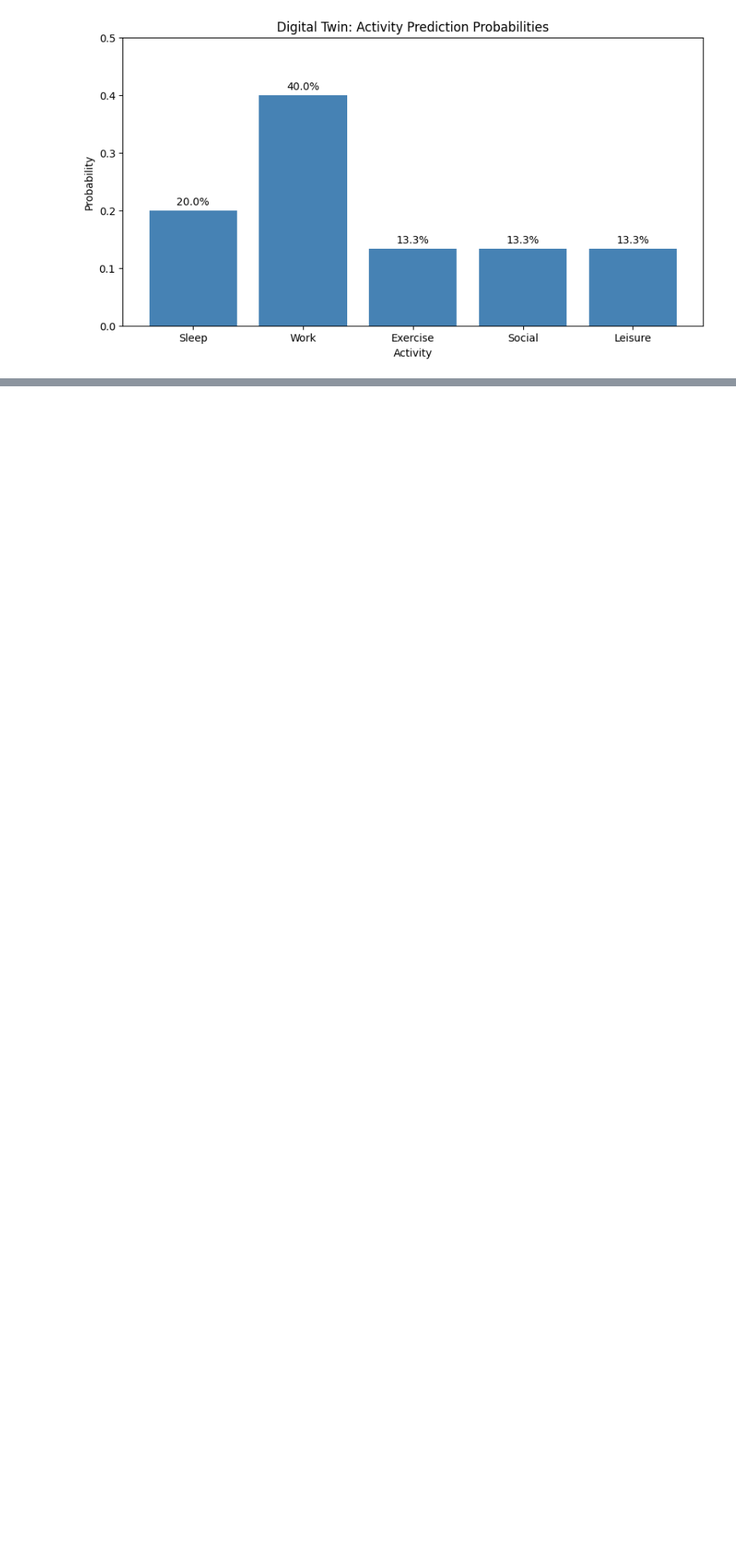
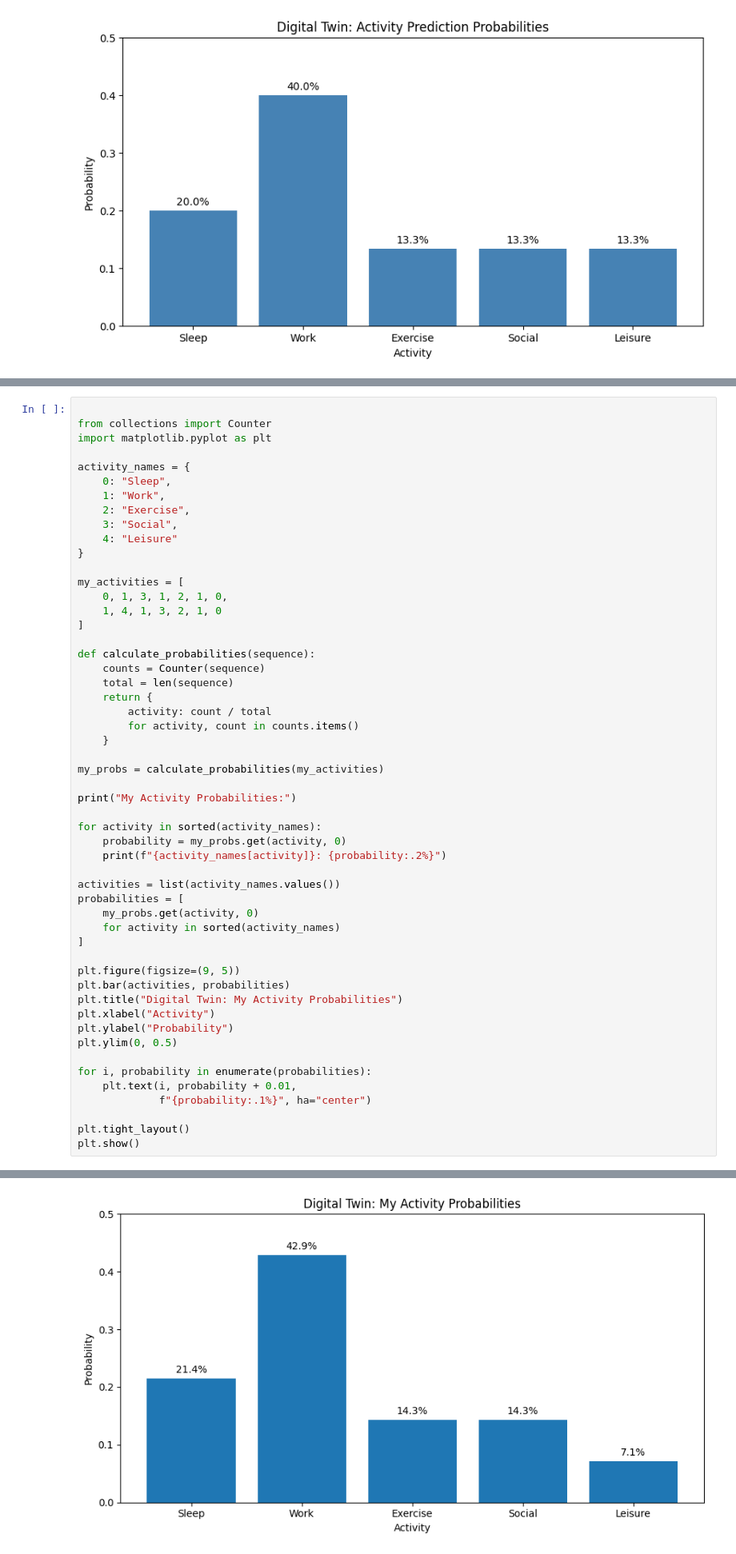
Before and after one commit to RozieKii/localTest, a Jupyter notebook: 01_probability_neural_networks.ipynb, the cells around one changed output, grey strips where cells are left out. Shown at 80% size. Cells and saved outputs as stored; diff of their text form; blank space fills up the shorter version.

```diff
--- a/01_probability_neural_networks.ipynb
+++ b/01_probability_neural_networks.ipynb
@@ -102,0 +105,54 @@ Activity Probabilities:
+# %%
+
+from collections import Counter
+import matplotlib.pyplot as plt
+
+activity_names = {
+    0: "Sleep",
+    1: "Work",
+    2: "Exercise",
+    3: "Social",
+    4: "Leisure"
+}
+
+my_activities = [
+    0, 1, 3, 1, 2, 1, 0,
+    1, 4, 1, 3, 2, 1, 0
+]
+
+def calculate_probabilities(sequence):
+    counts = Counter(sequence)
+    total = len(sequence)
+    return {
+        activity: count / total
+        for activity, count in counts.items()
+    }
+
+my_probs = calculate_probabilities(my_activities)
+
+print("My Activity Probabilities:")
+
+for activity in sorted(activity_names):
+    probability = my_probs.get(activity, 0)
+    print(f"{activity_names[activity]}: {probability:.2%}")
+
+activities = list(activity_names.values())
+probabilities = [
+    my_probs.get(activity, 0)
+    for activity in sorted(activity_names)
+]
+
+plt.figure(figsize=(9, 5))
+plt.bar(activities, probabilities)
+plt.title("Digital Twin: My Activity Probabilities")
+plt.xlabel("Activity")
+plt.ylabel("Probability")
+plt.ylim(0, 0.5)
+
+for i, probability in enumerate(probabilities):
+    plt.text(i, probability + 0.01,
+             f"{probability:.1%}", ha="center")
+
+plt.tight_layout()
+plt.show()
+# %% [output]
@@ -102,0 +165 @@ Activity Probabilities:
+[figure, added]
```
Also changed, not shown: parts of 38 cells of this notebook.
